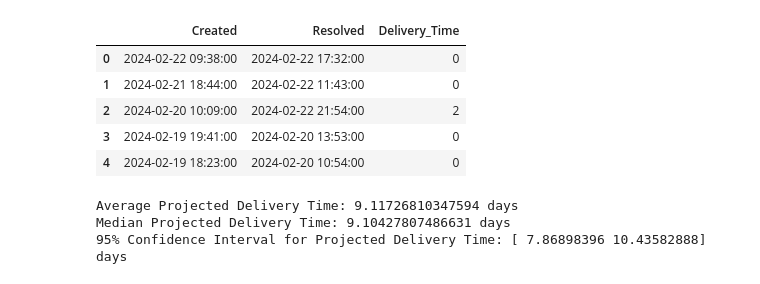
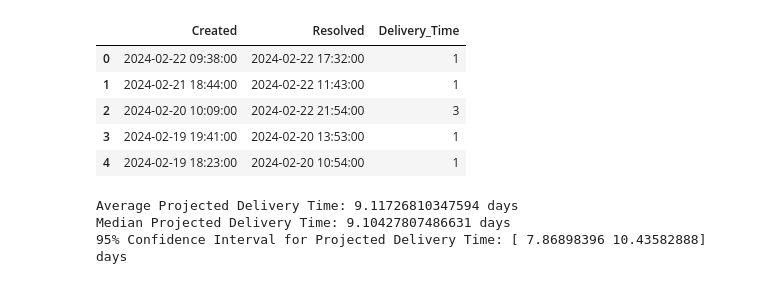
Before and after one commit to kudrautsau-pavel/delivery_time, a Jupyter notebook: Delivery Time.ipynb, the cells around one changed output. Saved outputs shown, nothing was run; the diff lists cells and outputs as text; code cells hidden in the pictures.

Commit message:
improved delivery date calculation via correct rounding

```diff
--- a/Delivery Time.ipynb
+++ b/Delivery Time.ipynb
@@ -17,22 +17,23 @@ df.head()
 | 3 | Code review | Code Review | Closed | 2024-02-21 20:45 | SUPPORT-93574 | 292965 | 292209.0 | 2024-02-19 19:41 | Unspecified | tadas.putjato@paysera.net | ... |
 | 4 | Story | Cash_out - create automatic solut... | Closed | 2024-02-20 10:54 | SUPPORT-93567 | 292956 | NaN | 2024-02-19 18:23 | ASAP | pavel.kudrautsau@paysera.net | ... |
 # %%
+import numpy as np
+
 # Convert 'Created' and 'Resolved' columns to datetime
 df['Created'] = pd.to_datetime(df['Created'])
 df['Resolved'] = pd.to_datetime(df['Resolved'])
+# Calculate the delivery time in days with correct rounding up
+df['Delivery_Time'] = np.ceil((df['Resolved'] - df['Created']).dt.total_seconds() / 86400).astype(int)
+# Display the DataFrame to verify the changes
 
-# Calculate the delivery time in days
-df['Delivery_Time'] = (df['Resolved'] - df['Created']).dt.days
-
-# Display the DataFrame to verify the changes
 df[['Created', 'Resolved', 'Delivery_Time']].head()
 # %% [output]
 |  | Created | Resolved | Delivery_Time |
-| 0 | 2024-02-22 09:38:00 | 2024-02-22 17:32:00 | 0 |
-| 1 | 2024-02-21 18:44:00 | 2024-02-22 11:43:00 | 0 |
-| 2 | 2024-02-20 10:09:00 | 2024-02-22 21:54:00 | 2 |
-| 3 | 2024-02-19 19:41:00 | 2024-02-20 13:53:00 | 0 |
-| 4 | 2024-02-19 18:23:00 | 2024-02-20 10:54:00 | 0 |
+| 0 | 2024-02-22 09:38:00 | 2024-02-22 17:32:00 | 1 |
+| 1 | 2024-02-21 18:44:00 | 2024-02-22 11:43:00 | 1 |
+| 2 | 2024-02-20 10:09:00 | 2024-02-22 21:54:00 | 3 |
+| 3 | 2024-02-19 19:41:00 | 2024-02-20 13:53:00 | 1 |
+| 4 | 2024-02-19 18:23:00 | 2024-02-20 10:54:00 | 1 |
 # %%
 import numpy as np
 
```
Also changed, not shown: parts of 1 cell of this notebook.
